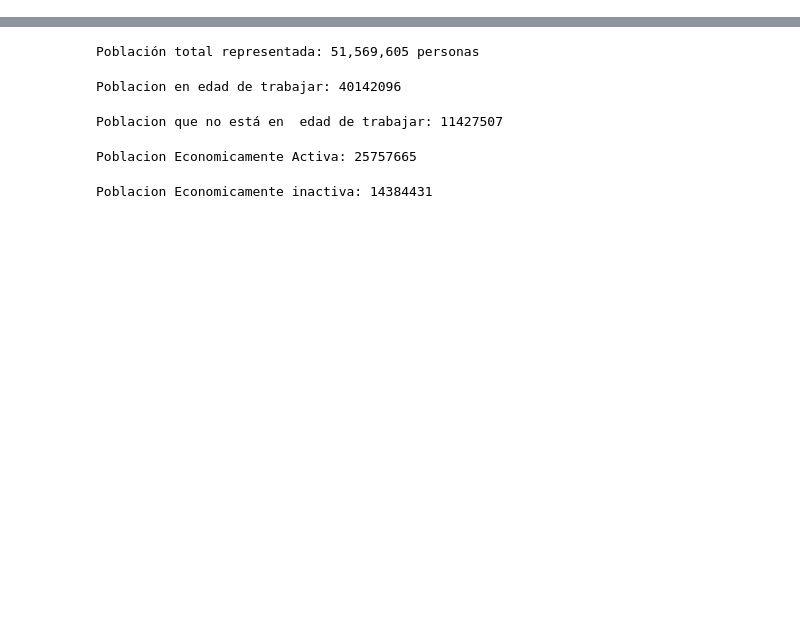
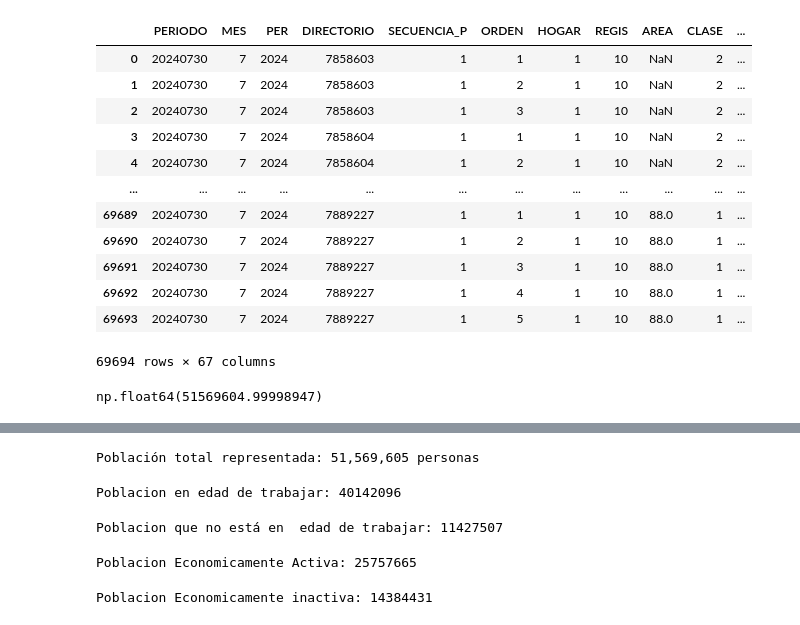
Before and after one commit to Erly-vanesa-cs/Datos-Electiva-I, a Jupyter notebook: Talleres/01-UNIDAD-TALLER-GEIH2025.ipynb, the cells around one changed output, grey strips where cells are left out. Drawn from its saved outputs; the diff is of its cells as text; code cells hidden in the pictures; blank space fills up the shorter version.

```diff
--- a/Talleres/01-UNIDAD-TALLER-GEIH2025.ipynb
+++ b/Talleres/01-UNIDAD-TALLER-GEIH2025.ipynb
@@ -25,3 +26,23 @@ df_ft=pd.read_csv(url_ft,
 #No ocupados
 df_desocupados=pd.read_csv(url_desocupados,encoding='latin-1',
                            sep=';',low_memory=False)
+# %%
+df_cgsse
+# %% [output]
+|  | PERIODO | MES | PER | DIRECTORIO | SECUENCIA_P | ORDEN | HOGAR | REGIS | AREA | CLASE | ... |
+| 0 | 20240730 | 7 | 2024 | 7858603 | 1 | 1 | 1 | 10 | NaN | 2 | ... |
+| 1 | 20240730 | 7 | 2024 | 7858603 | 1 | 2 | 1 | 10 | NaN | 2 | ... |
+| 2 | 20240730 | 7 | 2024 | 7858603 | 1 | 3 | 1 | 10 | NaN | 2 | ... |
+| 3 | 20240730 | 7 | 2024 | 7858604 | 1 | 1 | 1 | 10 | NaN | 2 | ... |
+| 4 | 20240730 | 7 | 2024 | 7858604 | 1 | 2 | 1 | 10 | NaN | 2 | ... |
+| ... | ... | ... | ... | ... | ... | ... | ... | ... | ... | ... | ... |
+| 69689 | 20240730 | 7 | 2024 | 7889227 | 1 | 1 | 1 | 10 | 88.0 | 1 | ... |
+| 69690 | 20240730 | 7 | 2024 | 7889227 | 1 | 2 | 1 | 10 | 88.0 | 1 | ... |
+| 69691 | 20240730 | 7 | 2024 | 7889227 | 1 | 3 | 1 | 10 | 88.0 | 1 | ... |
+| 69692 | 20240730 | 7 | 2024 | 7889227 | 1 | 4 | 1 | 10 | 88.0 | 1 | ... |
+| 69693 | 20240730 | 7 | 2024 | 7889227 | 1 | 5 | 1 | 10 | 88.0 | 1 | ... |
+69694 rows × 67 columns
+# %%
+df_cgsse['FEX_C18'].sum()
+# %% [output]
+np.float64(51569604.99998947)
```
Also changed, not shown: parts of 10 cells of this notebook.
